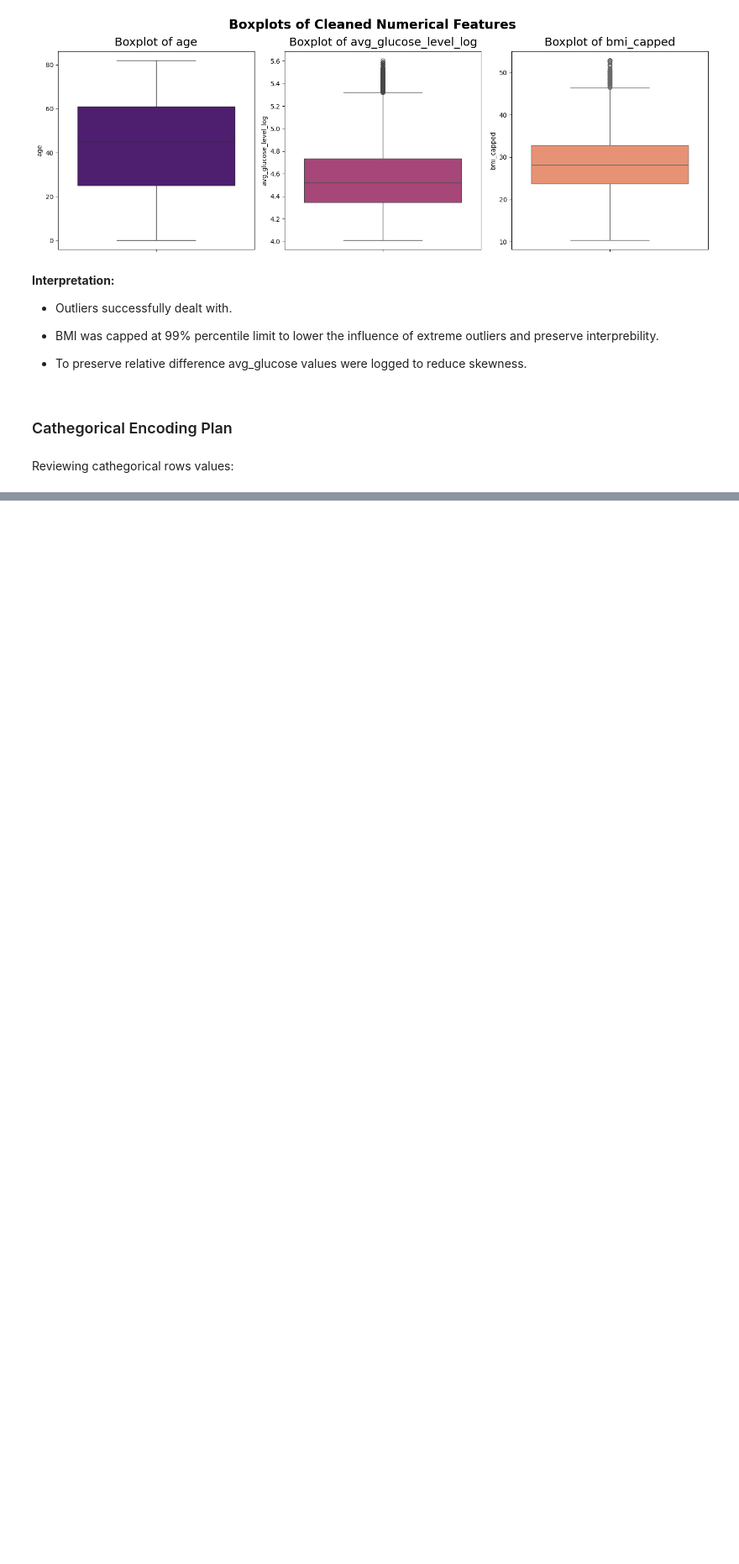
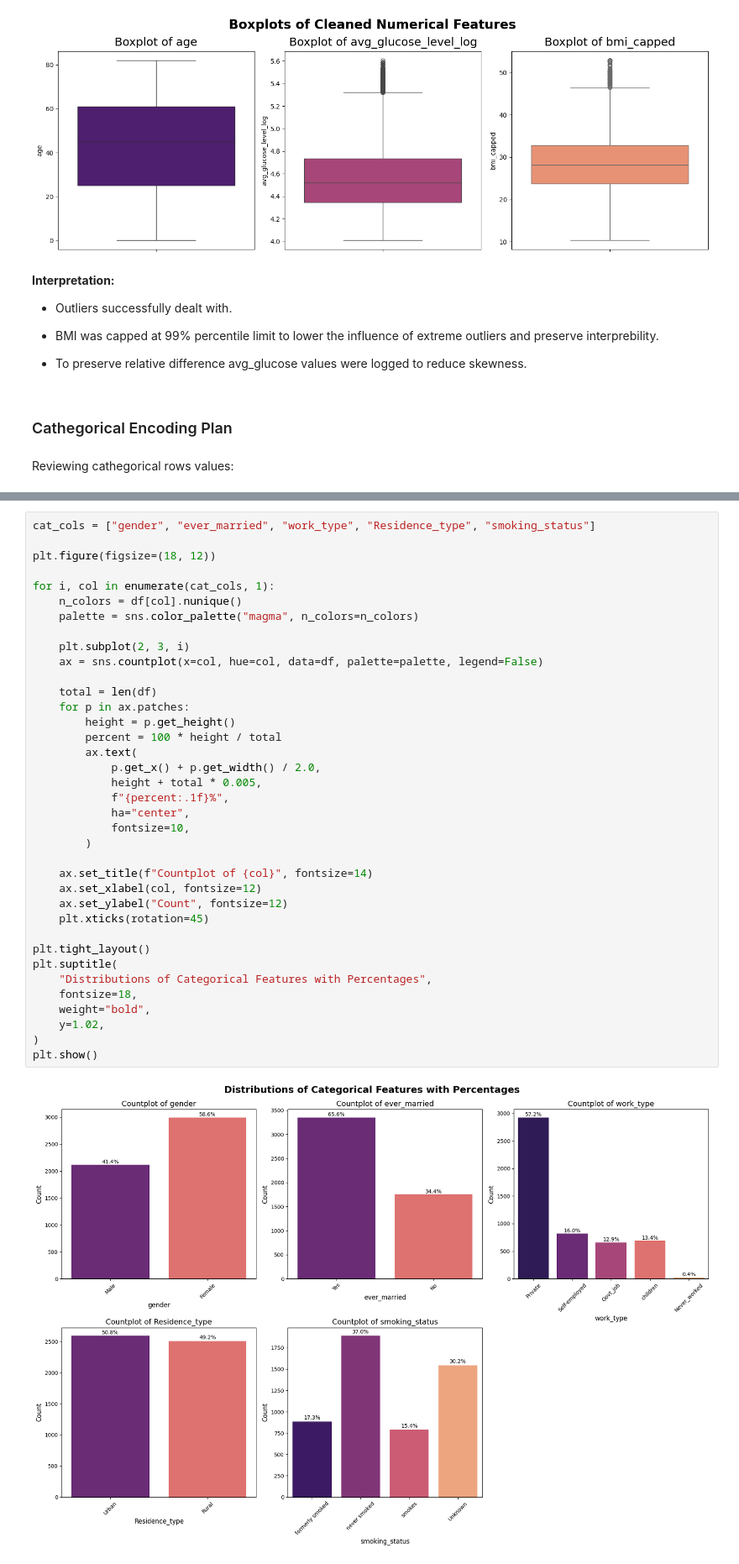
Before and after one commit to Duccard/stroke_risk_prediction, a Jupyter notebook: StrokeRiskPredictionModel.ipynb, the cells around one changed output, grey strips where cells are left out. Shown at 84% size. Drawn from its saved outputs; the diff is of its cells as text; blank space fills up the shorter version.

```diff
--- a/StrokeRiskPredictionModel.ipynb
+++ b/StrokeRiskPredictionModel.ipynb
@@ -350,0 +416,39 @@ For variables with 3 categories or more I will use OneHot Encoding. That include
+# %%
+cat_cols = ["gender", "ever_married", "work_type", "Residence_type", "smoking_status"]
+
+plt.figure(figsize=(18, 12))
+
+for i, col in enumerate(cat_cols, 1):
+    n_colors = df[col].nunique()
+    palette = sns.color_palette("magma", n_colors=n_colors)
+
+    plt.subplot(2, 3, i)
+    ax = sns.countplot(x=col, hue=col, data=df, palette=palette, legend=False)
+
+    total = len(df)
+    for p in ax.patches:
+        height = p.get_height()
+        percent = 100 * height / total
+        ax.text(
+            p.get_x() + p.get_width() / 2.0,
+            height + total * 0.005,
+            f"{percent:.1f}%",
+            ha="center",
+            fontsize=10,
+        )
+
+    ax.set_title(f"Countplot of {col}", fontsize=14)
+    ax.set_xlabel(col, fontsize=12)
+    ax.set_ylabel("Count", fontsize=12)
+    plt.xticks(rotation=45)
+
+plt.tight_layout()
+plt.suptitle(
+    "Distributions of Categorical Features with Percentages",
+    fontsize=18,
+    weight="bold",
+    y=1.02,
+)
+plt.show()
+# %% [output]
+[figure, added]
```
Also changed, not shown: parts of 46 cells of this notebook.
